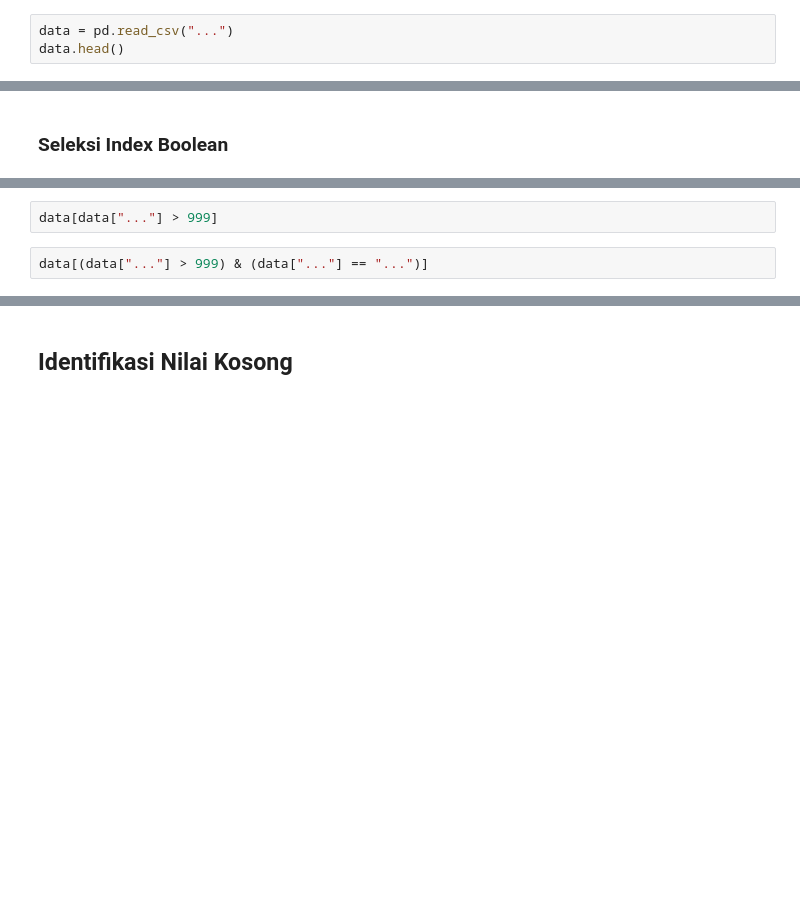
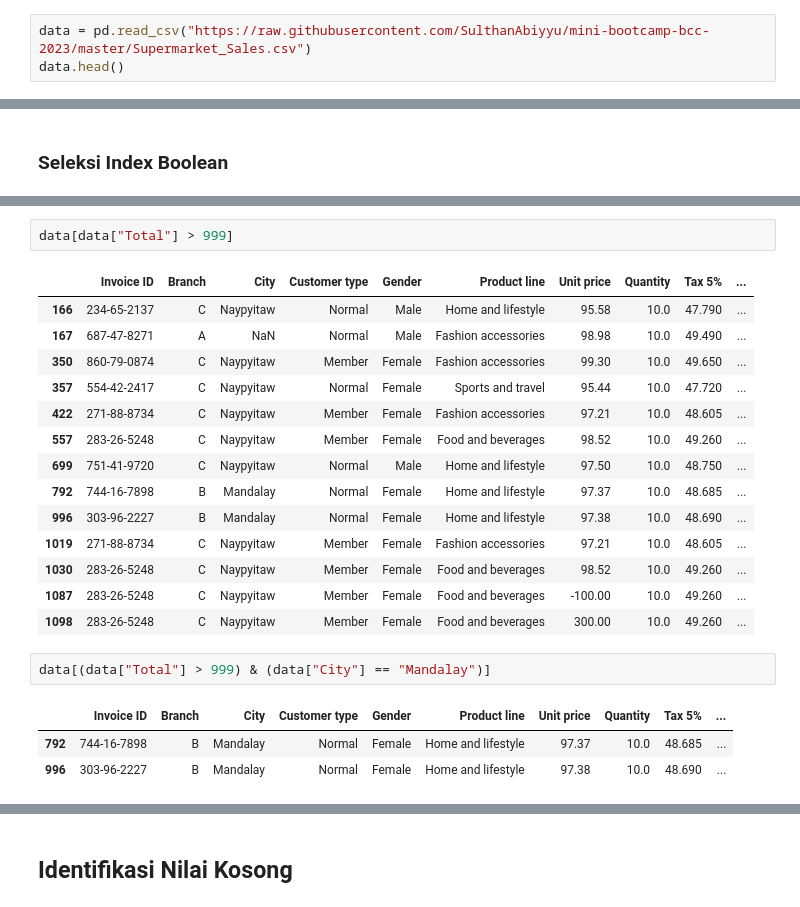
Before and after one commit to SulthanAbiyyu/mini-bootcamp-bcc-2023, a Jupyter notebook: prereq.ipynb, the cells around one changed output, grey strips where cells are left out. Drawn from its saved outputs; the diff is of its cells as text; blank space fills up the shorter version.

```diff
--- a/prereq.ipynb
+++ b/prereq.ipynb
@@ -269,5 +269,5 @@ import pandas as pd
 ## Dataframe
 -> Struktur data yang berbentuk seperti tabel
 # %%
-data = pd.read_csv("...")
+data = pd.read_csv("https://raw.githubusercontent.com/SulthanAbiyyu/mini-bootcamp-bcc-2023/master/Supermarket_Sales.csv")
 data.head()
@@ -304,5 +405,24 @@ data["..."] > 999
 # %%
-data[data["..."] > 999]
+data[data["Total"] > 999]
+# %% [output]
+|  | Invoice ID | Branch | City | Customer type | Gender | Product line | Unit price | Quantity | Tax 5% | ... |
+| 166 | 234-65-2137 | C | Naypyitaw | Normal | Male | Home and lifestyle | 95.58 | 10.0 | 47.790 | ... |
+| 167 | 687-47-8271 | A | NaN | Normal | Male | Fashion accessories | 98.98 | 10.0 | 49.490 | ... |
+| 350 | 860-79-0874 | C | Naypyitaw | Member | Female | Fashion accessories | 99.30 | 10.0 | 49.650 | ... |
+| 357 | 554-42-2417 | C | Naypyitaw | Normal | Female | Sports and travel | 95.44 | 10.0 | 47.720 | ... |
+| 422 | 271-88-8734 | C | Naypyitaw | Member | Female | Fashion accessories | 97.21 | 10.0 | 48.605 | ... |
+| 557 | 283-26-5248 | C | Naypyitaw | Member | Female | Food and beverages | 98.52 | 10.0 | 49.260 | ... |
+| 699 | 751-41-9720 | C | Naypyitaw | Normal | Male | Home and lifestyle | 97.50 | 10.0 | 48.750 | ... |
+| 792 | 744-16-7898 | B | Mandalay | Normal | Female | Home and lifestyle | 97.37 | 10.0 | 48.685 | ... |
+| 996 | 303-96-2227 | B | Mandalay | Normal | Female | Home and lifestyle | 97.38 | 10.0 | 48.690 | ... |
+| 1019 | 271-88-8734 | C | Naypyitaw | Member | Female | Fashion accessories | 97.21 | 10.0 | 48.605 | ... |
+| 1030 | 283-26-5248 | C | Naypyitaw | Member | Female | Food and beverages | 98.52 | 10.0 | 49.260 | ... |
+| 1087 | 283-26-5248 | C | Naypyitaw | Member | Female | Food and beverages | -100.00 | 10.0 | 49.260 | ... |
+| 1098 | 283-26-5248 | C | Naypyitaw | Member | Female | Food and beverages | 300.00 | 10.0 | 49.260 | ... |
 # %%
-data[(data["..."] > 999) & (data["..."] == "...")]
+data[(data["Total"] > 999) & (data["City"] == "Mandalay")]
+# %% [output]
+|  | Invoice ID | Branch | City | Customer type | Gender | Product line | Unit price | Quantity | Tax 5% | ... |
+| 792 | 744-16-7898 | B | Mandalay | Normal | Female | Home and lifestyle | 97.37 | 10.0 | 48.685 | ... |
+| 996 | 303-96-2227 | B | Mandalay | Normal | Female | Home and lifestyle | 97.38 | 10.0 | 48.690 | ... |
 # %%
```
Also changed, not shown: parts of 17 cells of this notebook.
